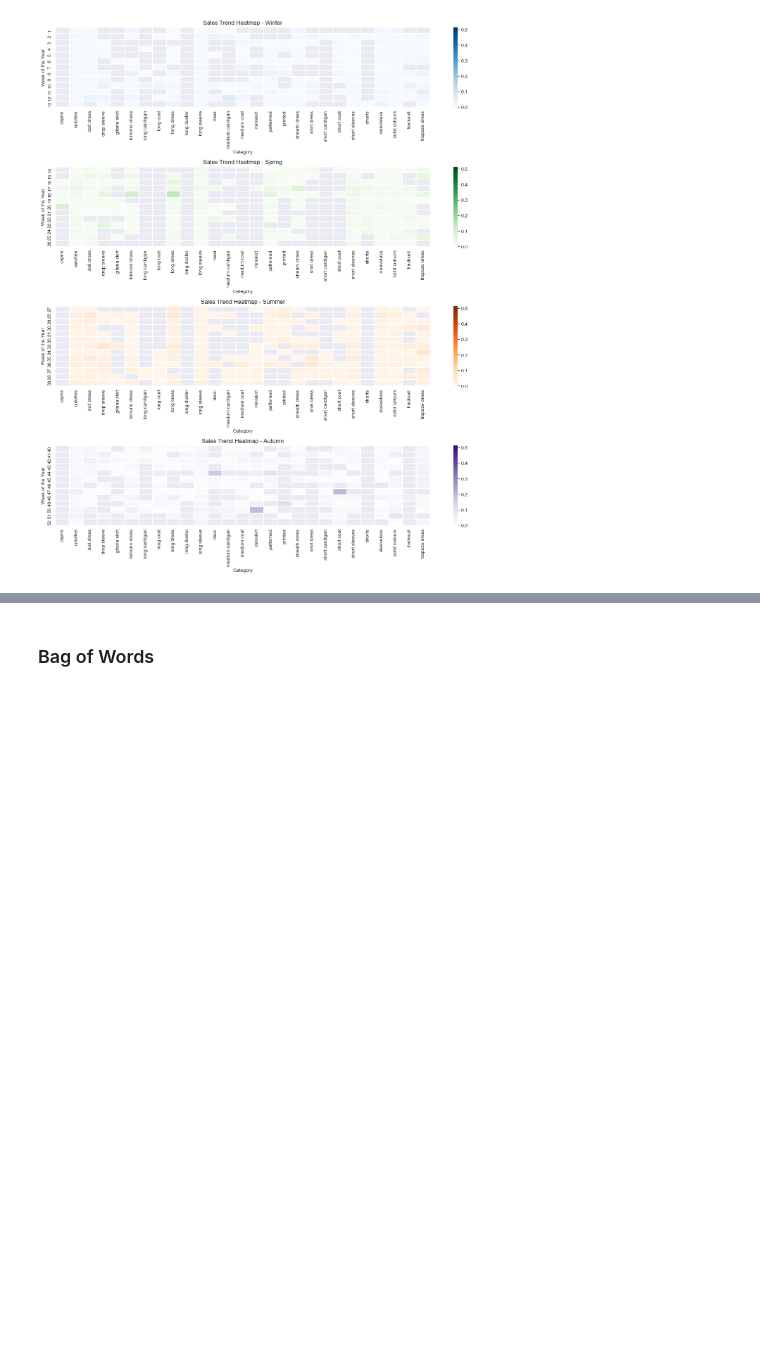
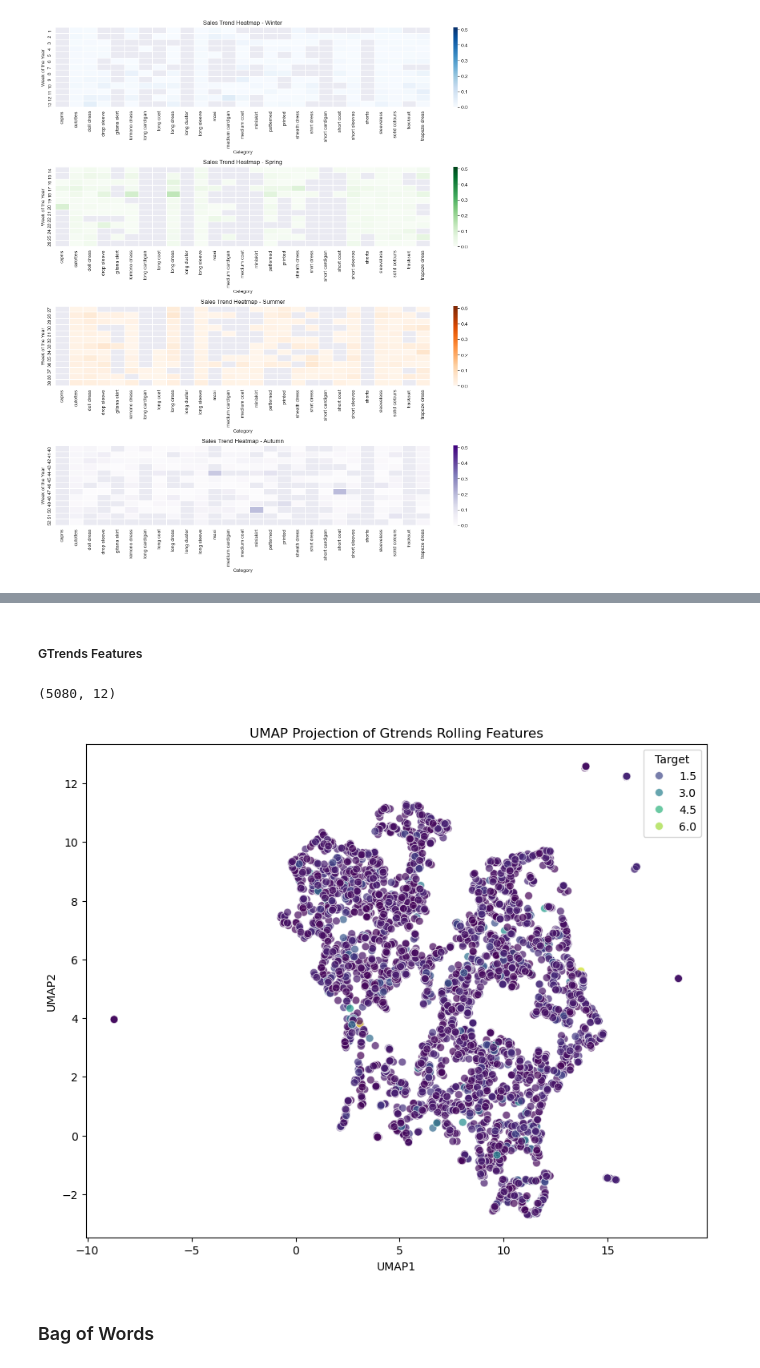
Before and after one commit to guimCC/FashionSalesPrediction, a Jupyter notebook: clean.ipynb, the cells around one changed output, grey strips where cells are left out. Saved outputs shown, nothing was run; the diff lists cells and outputs as text; code cells hidden in the pictures; blank space fills up the shorter version.

```diff
--- a/clean.ipynb
+++ b/clean.ipynb
@@ -383,0 +370,29 @@ plt.show()
+# %%
+# Get the dimensions of gtrends
+num_samples, num_trends, trend_len = gtrends.shape
+
+# Initialize arrays for rolling features
+rolling_avg_4w = np.zeros((num_samples, num_trends, trend_len))  # 4-week rolling average
+rolling_avg_12w = np.zeros((num_samples, num_trends, trend_len))  # 12-week rolling average
+rolling_sum_4w = np.zeros((num_samples, num_trends, trend_len))  # 4-week rolling sum
+rolling_sum_12w = np.zeros((num_samples, num_trends, trend_len))  # 12-week rolling sum
+
+# Calculate rolling features for each trend channel
+for i in range(num_samples):
+    for j in range(num_trends):
+        # Use pandas Series to calculate rolling averages and sums for each trend
+        gtrend_series = pd.Series(gtrends[i, j])
+
+        # Calculate 4-week and 12-week rolling averages and sums
+        rolling_avg_4w[i, j] = gtrend_series.rolling(window=4, min_periods=1).mean().values
+        rolling_avg_12w[i, j] = gtrend_series.rolling(window=12, min_periods=1).mean().values
+        rolling_sum_4w[i, j] = gtrend_series.rolling(window=4, min_periods=1).sum().values
+        rolling_sum_12w[i, j] = gtrend_series.rolling(window=12, min_periods=1).sum().values
+
+# Combine the original gtrends with the new rolling features
+# gtrends_with_rolling = np.concatenate([
+#     gtrends, rolling_avg_4w, rolling_avg_12w, rolling_sum_4w, rolling_sum_12w
+# ], axis=1)
+gtrends_with_rolling = np.concatenate([
+    rolling_avg_4w, rolling_avg_12w, rolling_sum_4w, rolling_sum_12w
+], axis=1)
@@ -384,2 +513,24 @@ plt.show()
+# %% [markdown]
+##### GTrends Features
+# %%
+gtrends_with_rolling_reduced.shape
+# %% [output]
+(5080, 12)
+# %%
+# Assuming gtrends_with_rolling is a NumPy array of shape (num_samples, 12)
+umap_gtrends = umap.UMAP(n_neighbors=15, min_dist=0.1, metric='euclidean', random_state=42)
+embedding_gtrends = umap_gtrends.fit_transform(gtrends_with_rolling_reduced)
+
+# Plotting
+plt.figure(figsize=(10, 8))
+sns.scatterplot(x=embedding_gtrends[:,0], y=embedding_gtrends[:,1],
+                hue=total_sales, palette='viridis', s=50, alpha=0.7)
+plt.title('UMAP Projection of Gtrends Rolling Features')
+plt.xlabel('UMAP1')
+plt.ylabel('UMAP2')
+plt.legend(title='Target')
+plt.show()
+# %% [output]
+[figure, added]
 # %% [markdown]
 ### Bag of Words
```
Also changed, not shown: parts of 50 cells of this notebook, 5 other files.
